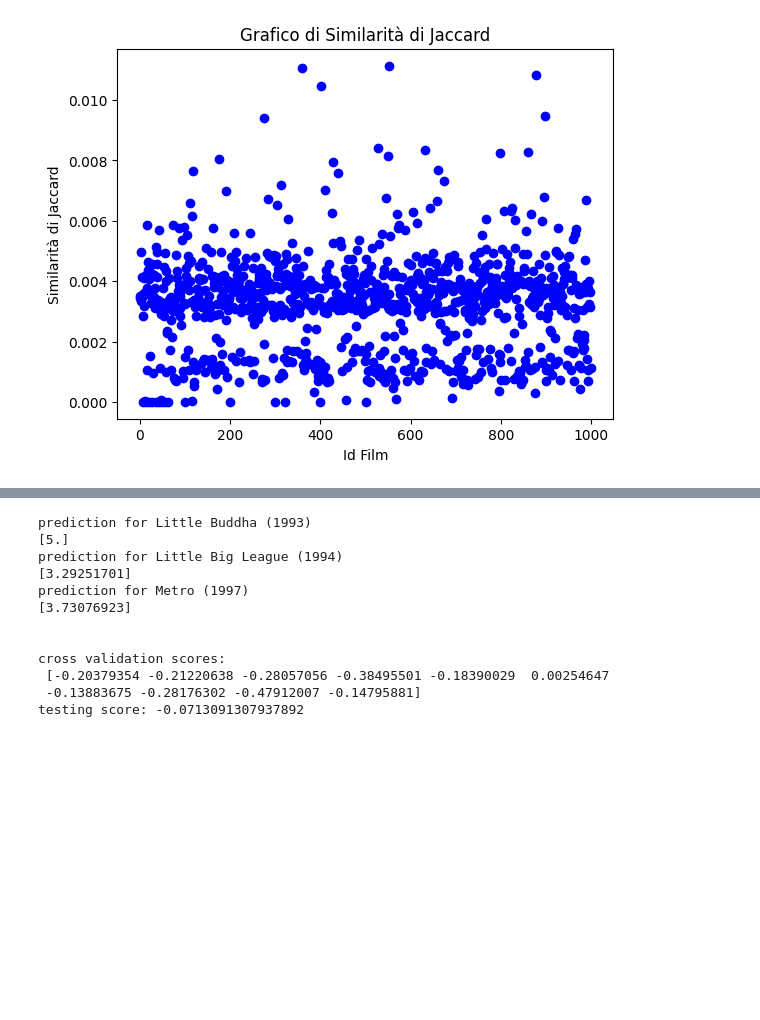
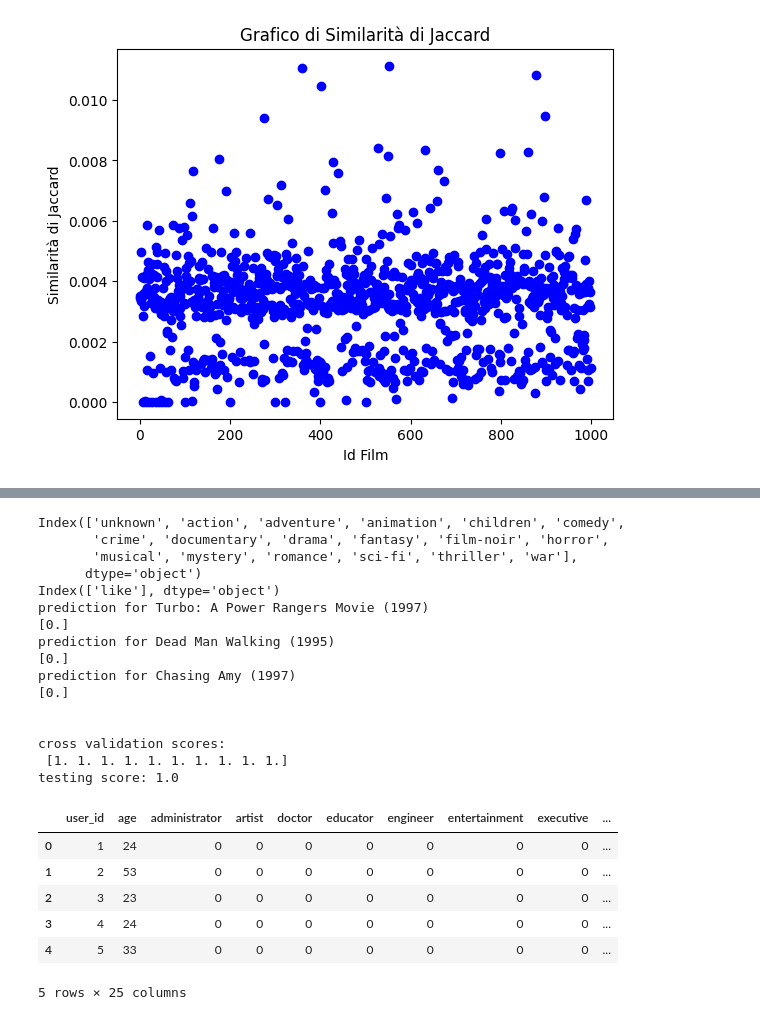
Before and after one commit to DevRic0/Movie-Recommender, a Jupyter notebook: ml_pipeline/Movie_Recommender_Clustering.ipynb, the cells around one changed output, grey strips where cells are left out. Drawn from its saved outputs; the diff is of its cells as text; code cells hidden in the pictures; blank space fills up the shorter version.

```diff
--- a/ml_pipeline/Movie_Recommender_Clustering.ipynb
+++ b/ml_pipeline/Movie_Recommender_Clustering.ipynb
@@ -616,7 +616,9 @@ from sklearn.model_selection import train_test_split, cross_val_score, cross_val
 from sklearn import datasets, linear_model,tree
 
 X = movies_info.iloc[:,2:20]
+print(X.columns)
 y = movies_info.iloc[:,21:]
+print(y.columns)
 X_train, X_test, y_train, y_test = train_test_split(X, y,
 test_size=0.20, random_state=0)
 
@@ -647,15 +649,60 @@ print("\n")
 
 #SCORE BASSO, SERVE DATASET UTENTI DA JOINARE CON DATASET FILM PER AVERE PIù ENTRY FILM E RATING FEDELI
 # %% [output]
-prediction for Little Buddha (1993)
-[5.]
-prediction for Little Big League (1994)
-[3.29251701]
-prediction for Metro (1997)
-[3.73076923]
+Index(['unknown', 'action', 'adventure', 'animation', 'children', 'comedy',
+       'crime', 'documentary', 'drama', 'fantasy', 'film-noir', 'horror',
+       'musical', 'mystery', 'romance', 'sci-fi', 'thriller', 'war'],
+      dtype='object')
+Index(['like'], dtype='object')
+prediction for Turbo: A Power Rangers Movie (1997)
+[0.]
+prediction for Dead Man Walking (1995)
+[0.]
+prediction for Chasing Amy (1997)
+[0.]
 
 
 cross validation scores:
- [-0.20379354 -0.21220638 -0.28057056 -0.38495501 -0.18390029  0.00254647
- -0.13883675 -0.28176302 -0.47912007 -0.14795881]
-testing score: -0.0713091307937892
+ [1. 1. 1. 1. 1. 1. 1. 1. 1. 1.]
+testing score: 1.0
+# %%
+DOWNLOAD_ROOT = "https://raw.githubusercontent.com/FiddiCoder/-FIA-Project/main/"
+FILE_PATH = os.path.join("dataset")
+FILE_URL1 = DOWNLOAD_ROOT + "dataset/users.user"
+
+def fetch_file_data1(file_url1=FILE_URL1, file_path1=FILE_PATH):
+    os.makedirs(file_path1, exist_ok=True)
+    csv_path1 = os.path.join(file_path1, "users.user")
+    urllib.request.urlretrieve(file_url1, csv_path1)
+
+fetch_file_data1()
+datapath = os.path.join("dataset","")
+
+userCols = ['user_id', 'age', 'gender', 'occupation', 'zip_code']
+users_info = pd.read_csv('./dataset/users.user', sep='|', names=userCols)
+users_info = users_info.drop('zip_code', axis=1)
+users_info.head(100)
+
+
+users_info = users_info[users_info['gender'] != 'empty']
+users_info = users_info[users_info['occupation'] != 'empty']
+
+
+users_info['occupation'] = users_info['occupation'].astype('category')
+users_info['gender'] = users_info['gender'].astype('category')
+one_hot_occ = users_info.occupation.str.get_dummies()
+users_info = users_info.drop('occupation',axis=1)
+users_info = users_info.join(one_hot_occ,how='inner')
+one_hot_g = users_info.gender.str.get_dummies()
+users_info = users_info.drop('gender',axis=1)
+users_info = users_info.join(one_hot_g,how='inner')
+users_info.head(5)
+#TRASFORMARE OCCUPATION IN PIù COLONNE BOOLEANE
+# %% [output]
+|  | user_id | age | administrator | artist | doctor | educator | engineer | entertainment | executive | ... |
+| 0 | 1 | 24 | 0 | 0 | 0 | 0 | 0 | 0 | 0 | ... |
+| 1 | 2 | 53 | 0 | 0 | 0 | 0 | 0 | 0 | 0 | ... |
+| 2 | 3 | 23 | 0 | 0 | 0 | 0 | 0 | 0 | 0 | ... |
+| 3 | 4 | 24 | 0 | 0 | 0 | 0 | 0 | 0 | 0 | ... |
+| 4 | 5 | 33 | 0 | 0 | 0 | 0 | 0 | 0 | 0 | ... |
+5 rows × 25 columns
```
Also changed, not shown: parts of 6 cells of this notebook.
